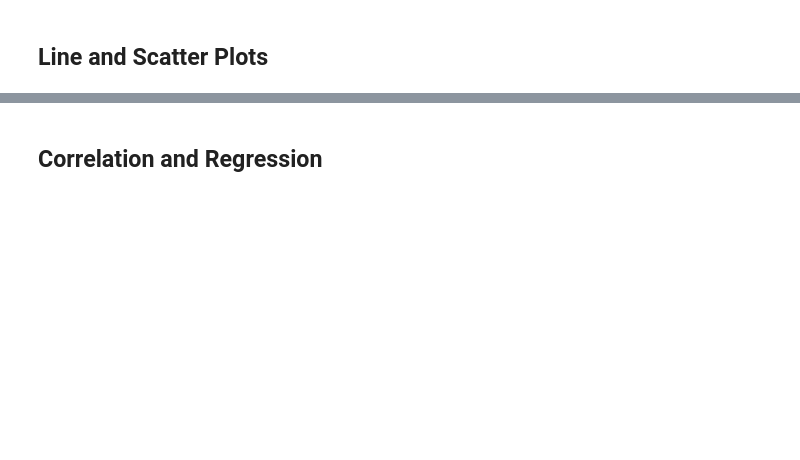
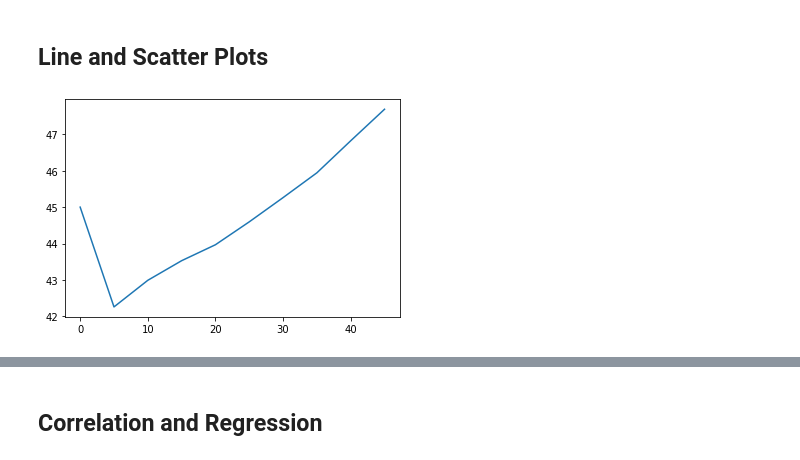
Before and after one commit to Grwat33/Matplotlib-challenge, a Jupyter notebook: Pymaceuticals/pymaceuticals_starter.ipynb, the cells around one changed output, grey strips where cells are left out. Saved outputs shown, nothing was run; the diff lists cells and outputs as text; code cells hidden in the pictures; blank space fills up the shorter version.

```diff
--- a/Pymaceuticals/pymaceuticals_starter.ipynb
+++ b/Pymaceuticals/pymaceuticals_starter.ipynb
@@ -299,4 +338,12 @@ plt.show()
 # %% [markdown]
 ## Line and Scatter Plots
 # %%
-# Generate a line plot of time point versus tumor volume for a mouse treated with Capomulin
+# Generate a line plot of time point versus tumor volume for a mouse treated with Capomulin (ID i557)
+capomulin_mice_df = clean_df.loc[(clean_df["Drug Regimen"] == 'Capomulin')]
+i557data_df = capomulin_mice_df.loc[(capomulin_mice_df["Mouse ID"] == 'i557')]
+i557voldata = i557data_df['Tumor Volume (mm3)']
+x_axis_data = np.arange(0,50,5)
+plt.plot(x_axis_data, i557voldata)
+plt.show()
+# %% [output]
+[figure, added]
```
Also changed, not shown: parts of 10 cells of this notebook.
